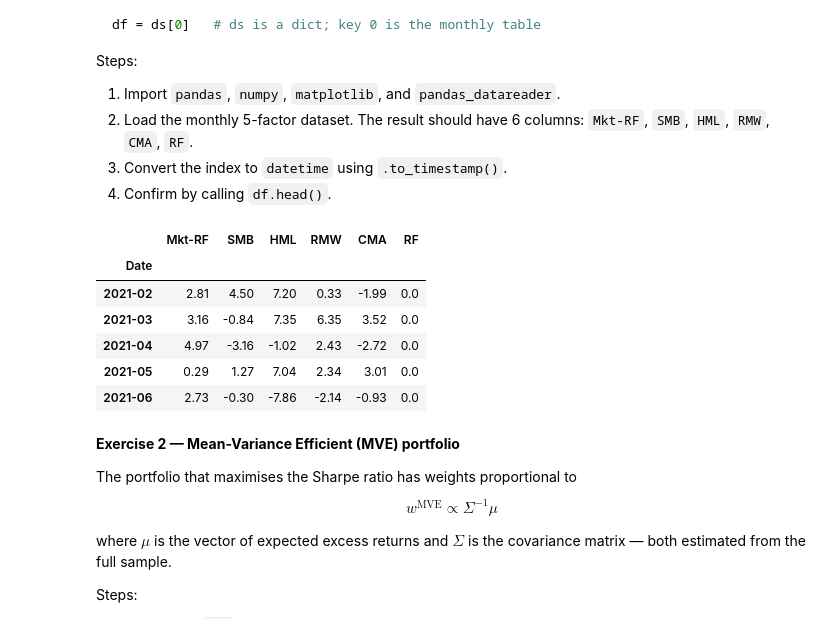
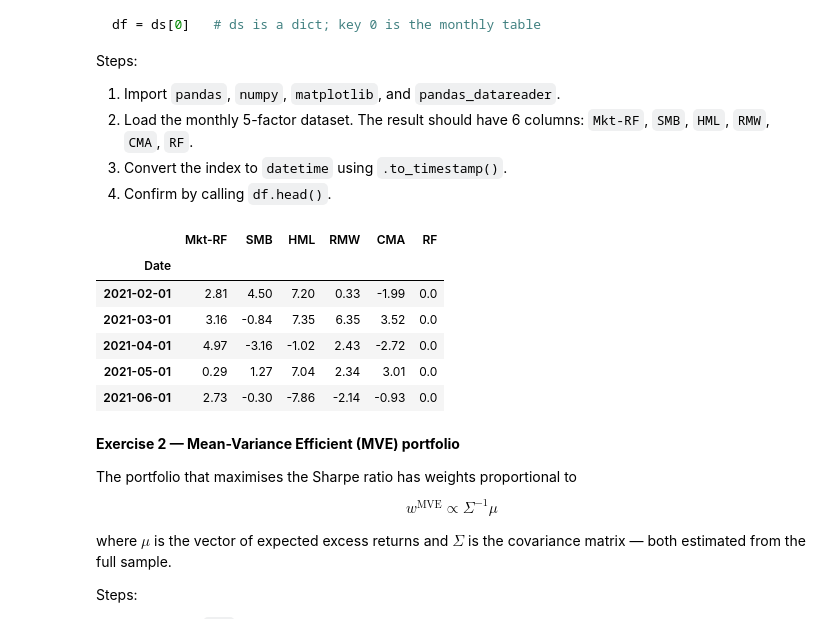
Before and after one commit to SnazzyBeatle115/UG54, a Jupyter notebook: chapters/Assignments/Assignment4_c.ipynb, the cells around one changed output. Drawn from its saved outputs; the diff is of its cells as text; code cells hidden in the pictures.

```diff
--- a/chapters/Assignments/Assignment4_c.ipynb
+++ b/chapters/Assignments/Assignment4_c.ipynb
@@ -45,23 +45,24 @@ Steps:
 # %%
 import numpy as np
 import pandas as pd
 import matplotlib.pyplot as plt
 import pandas_datareader.data as web
 
 # your code below
 from pandas_datareader.famafrench import get_available_datasets
 datasets = get_available_datasets()   # inspect this list to find the right name
 ds = web.DataReader('F-F_Research_Data_5_Factors_2x3', 'famafrench')
 df = ds[0]   # ds is a dict; key 0 is the monthly table
+df.index = df.index.to_timestamp()
 df.head()
 # %% [output]
 |  | Mkt-RF | SMB | HML | RMW | CMA | RF |
 | Date |  |  |  |  |  |  |
-| 2021-02 | 2.81 | 4.50 | 7.20 | 0.33 | -1.99 | 0.0 |
-| 2021-03 | 3.16 | -0.84 | 7.35 | 6.35 | 3.52 | 0.0 |
-| 2021-04 | 4.97 | -3.16 | -1.02 | 2.43 | -2.72 | 0.0 |
-| 2021-05 | 0.29 | 1.27 | 7.04 | 2.34 | 3.01 | 0.0 |
-| 2021-06 | 2.73 | -0.30 | -7.86 | -2.14 | -0.93 | 0.0 |
+| 2021-02-01 | 2.81 | 4.50 | 7.20 | 0.33 | -1.99 | 0.0 |
+| 2021-03-01 | 3.16 | -0.84 | 7.35 | 6.35 | 3.52 | 0.0 |
+| 2021-04-01 | 4.97 | -3.16 | -1.02 | 2.43 | -2.72 | 0.0 |
+| 2021-05-01 | 0.29 | 1.27 | 7.04 | 2.34 | 3.01 | 0.0 |
+| 2021-06-01 | 2.73 | -0.30 | -7.86 | -2.14 | -0.93 | 0.0 |
 # %% [markdown]
 **Exercise 2 — Mean-Variance Efficient (MVE) portfolio**
 
```
Also changed, not shown: parts of 13 cells of this notebook.
